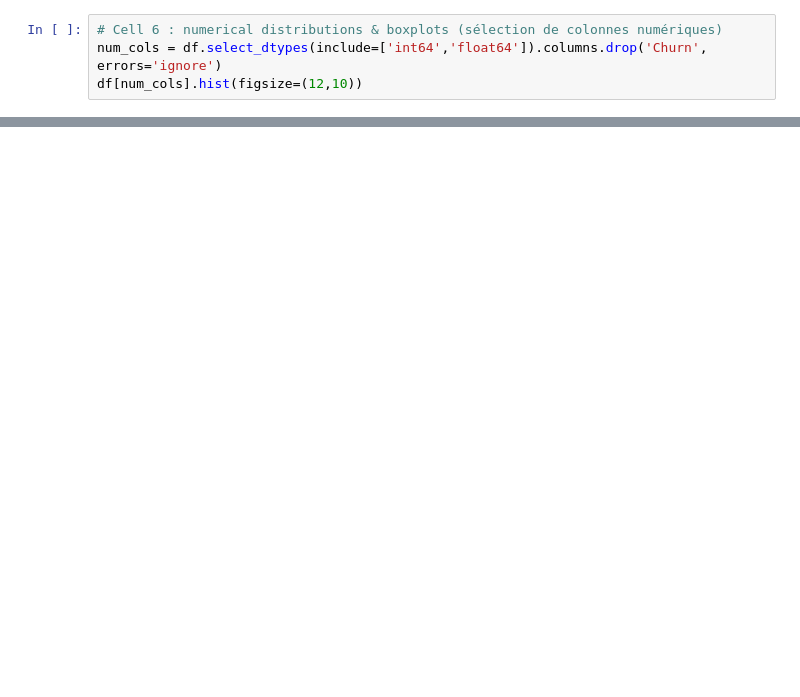
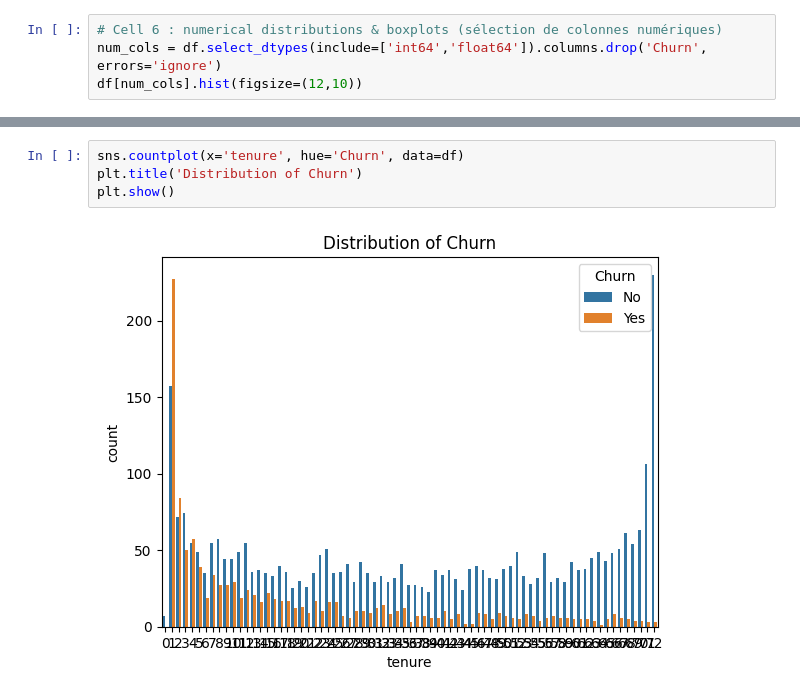
Before and after one commit to MohamedBOUKHALI/churn_prediction_project, a Jupyter notebook: EDA.ipynb, the cells around one changed output, grey strips where cells are left out. Saved outputs shown, nothing was run; the diff lists cells and outputs as text; blank space fills up the shorter version.

```diff
--- a/EDA.ipynb
+++ b/EDA.ipynb
@@ -88,0 +113,6 @@ plt.show()
+# %%
+sns.countplot(x='tenure', hue='Churn', data=df)
+plt.title('Distribution of Churn')
+plt.show()
+# %% [output]
+[figure, added]
```
Also changed, not shown: parts of 4 cells of this notebook.
